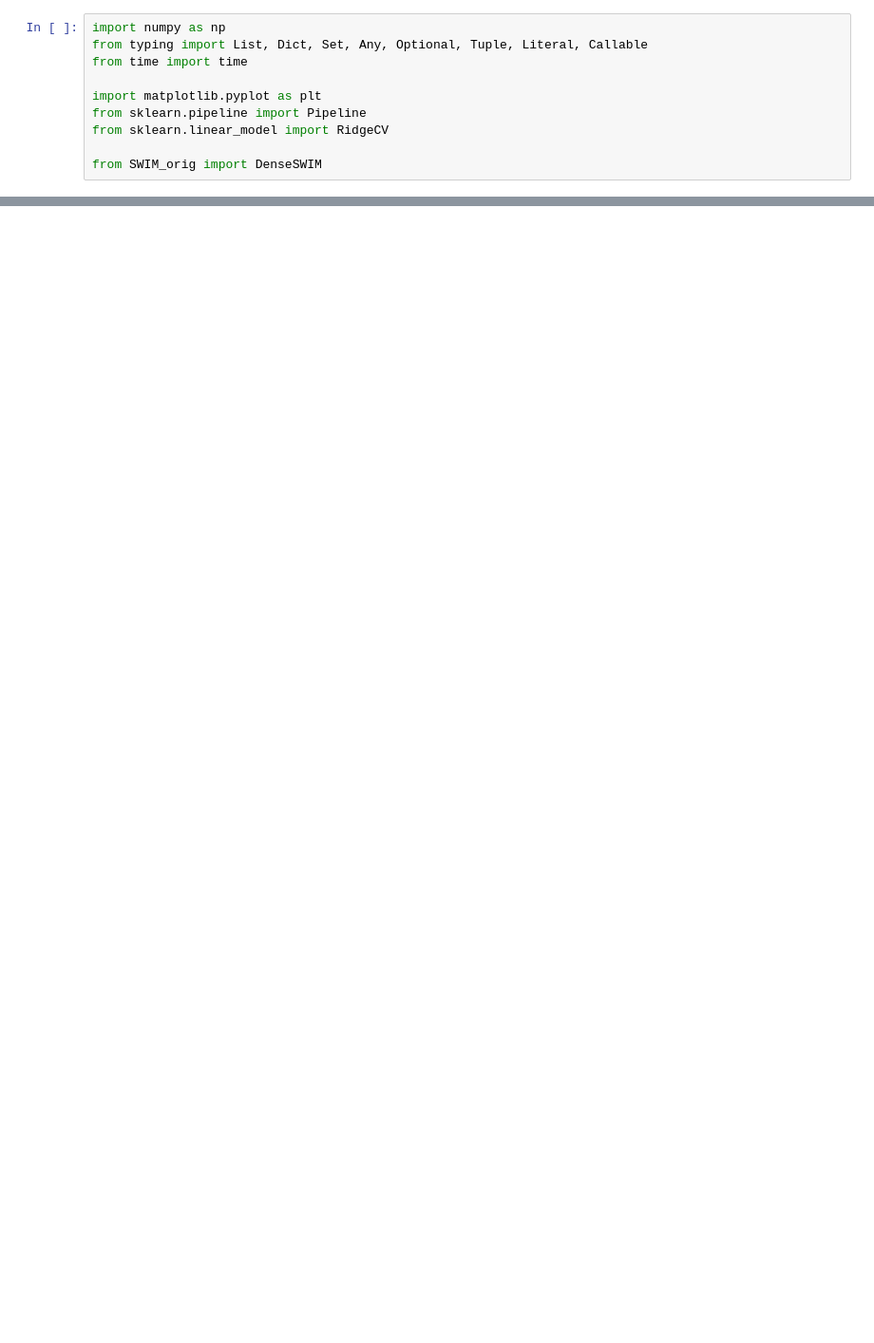
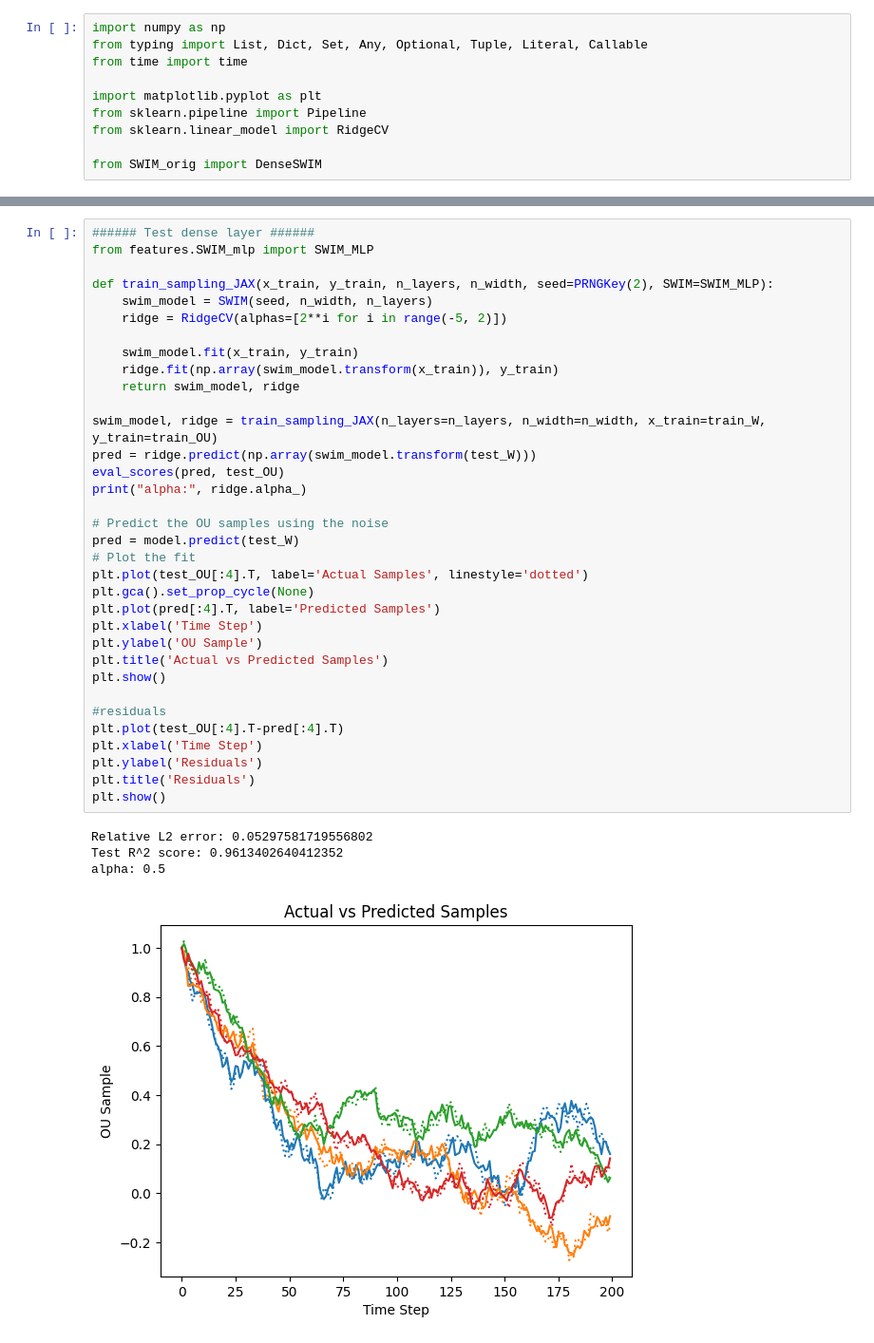
Before and after one commit to nikitazozoulenko/Zephyrox, a Jupyter notebook: jax_based/SWIM/playground.ipynb, the cells around one changed output, grey strips where cells are left out. Shown at 95% size. Saved outputs shown, nothing was run; the diff lists cells and outputs as text; blank space fills up the shorter version.

Commit message:
implemented SWIM in jax

```diff
--- a/jax_based/SWIM/playground.ipynb
+++ b/jax_based/SWIM/playground.ipynb
@@ -256,0 +295,39 @@ Test R^2 score: 0.9871387049598901
+# %%
+###### Test dense layer ######
+from features.SWIM_mlp import SWIM_MLP
+
+def train_sampling_JAX(x_train, y_train, n_layers, n_width, seed=PRNGKey(2), SWIM=SWIM_MLP):
+    swim_model = SWIM(seed, n_width, n_layers)
+    ridge = RidgeCV(alphas=[2**i for i in range(-5, 2)])
+
+    swim_model.fit(x_train, y_train)
+    ridge.fit(np.array(swim_model.transform(x_train)), y_train)
+    return swim_model, ridge
+
+swim_model, ridge = train_sampling_JAX(n_layers=n_layers, n_width=n_width, x_train=train_W, y_train=train_OU)
+pred = ridge.predict(np.array(swim_model.transform(test_W)))
+eval_scores(pred, test_OU)
+print("alpha:", ridge.alpha_)
+
+# Predict the OU samples using the noise
+pred = model.predict(test_W)
+# Plot the fit
+plt.plot(test_OU[:4].T, label='Actual Samples', linestyle='dotted')
+plt.gca().set_prop_cycle(None)
+plt.plot(pred[:4].T, label='Predicted Samples')
+plt.xlabel('Time Step')
+plt.ylabel('OU Sample')
+plt.title('Actual vs Predicted Samples')
+plt.show()
+
+#residuals
+plt.plot(test_OU[:4].T-pred[:4].T)
+plt.xlabel('Time Step')
+plt.ylabel('Residuals')
+plt.title('Residuals')
+plt.show()
+# %% [output]
+Relative L2 error: 0.05297581719556802
+Test R^2 score: 0.9613402640412352
+alpha: 0.5
+[figure, added]
```
Also changed, not shown: parts of 13 cells of this notebook, 3 other files.
